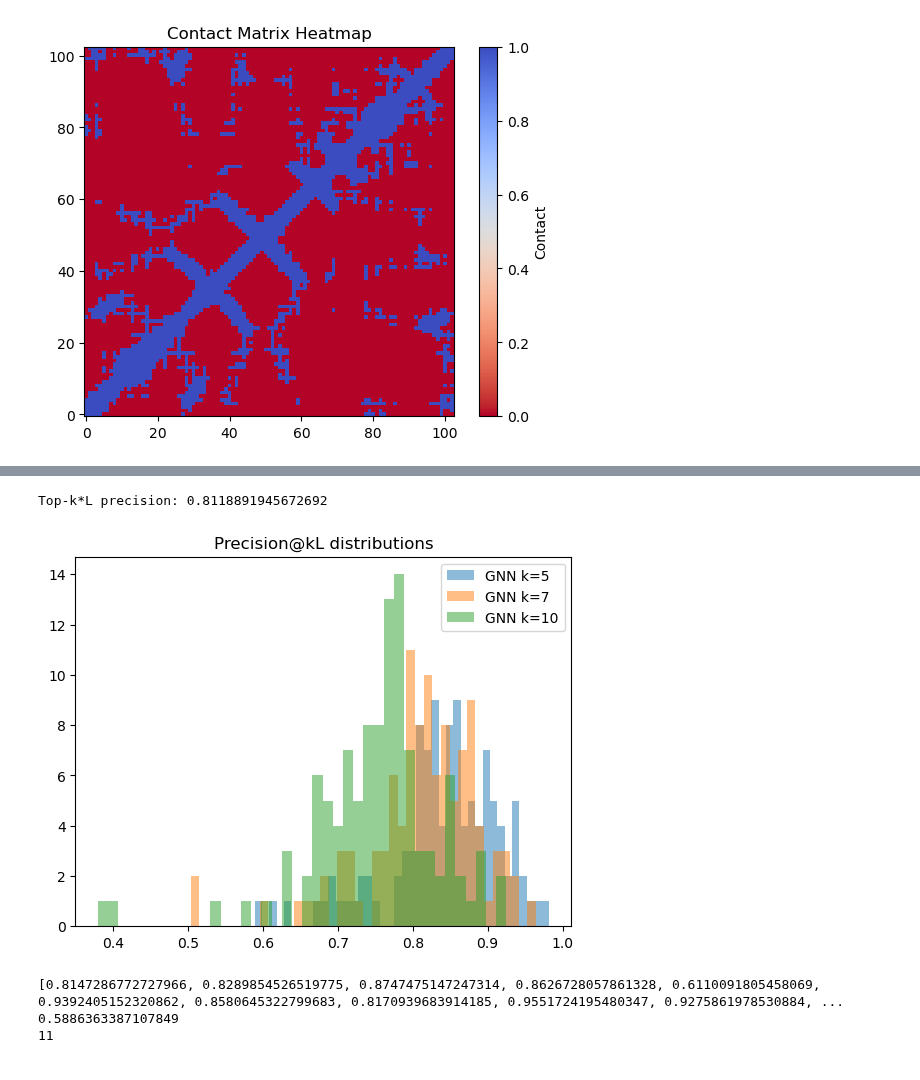
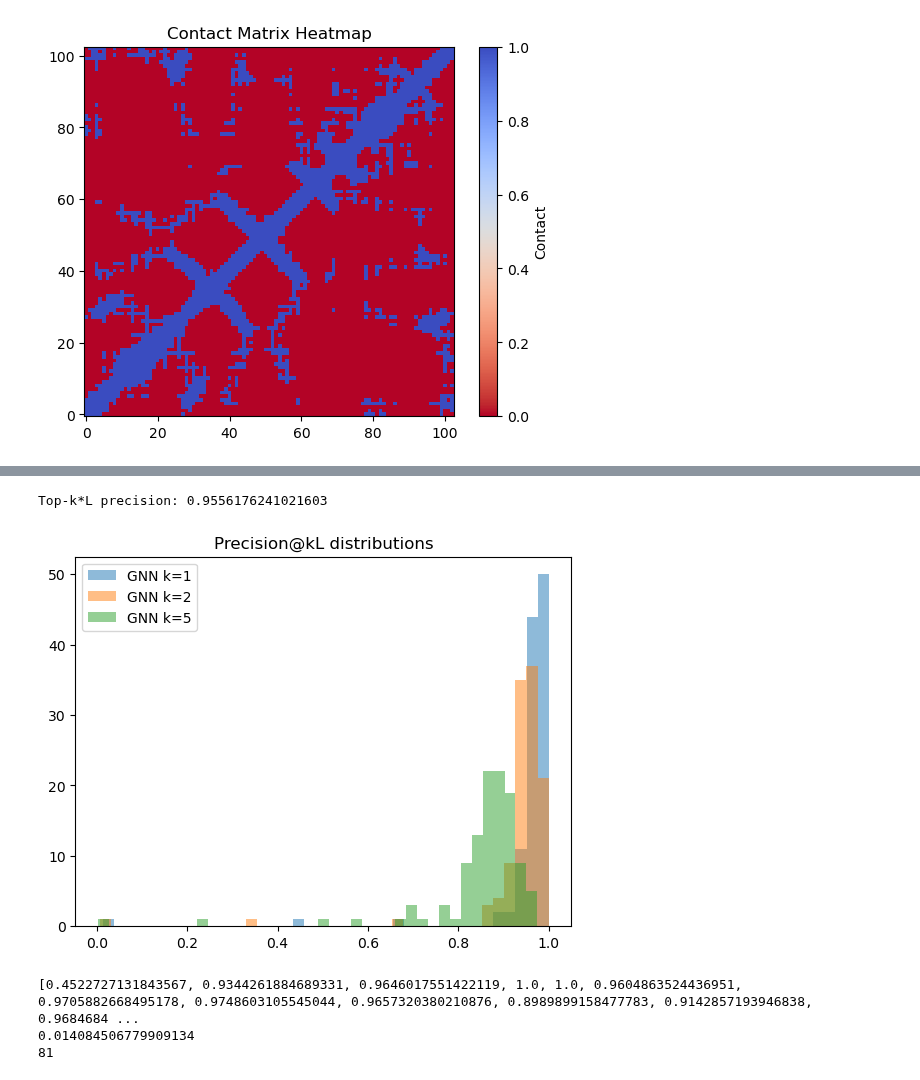
Before and after one commit to Fabiog17/Internship, a Jupyter notebook: GNN_contacts_contacts.ipynb, the cells around one changed output, grey strips where cells are left out. Saved outputs shown, nothing was run; the diff lists cells and outputs as text; code cells hidden in the pictures.

```diff
--- a/GNN_contacts_contacts.ipynb
+++ b/GNN_contacts_contacts.ipynb
@@ -363,7 +363,7 @@ def average_loss(model, loader, loss_fn, device):
 # %%
 device = torch.device('cuda' if torch.cuda.is_available() else 'cpu')
 
-model = EdgeGNN(node_in_ch=16, edge_in_ch=1, edge_out_ch=1, GNN_layers=6).to(device)
+model = EdgeGNN(node_in_ch=16, edge_in_ch=1, hidden_ch=25, mlp_hidden_ch=12, GNN_layers=3).to(device)
 
 pos_weight = compute_pos_weight(train_loader, device)
 print("pos_weight:", pos_weight.item())
@@ -374,7 +374,7 @@ optimizer = torch.optim.Adam(model.parameters(), lr=0.01)
 train_losses = []
 val_losses = []
 
-for epoch in range(100):
+for epoch in range(400):
 
     model.train()
 
@@ -573,35 +573,35 @@ def topk_L_precision(model, loader, device, ratio=1.0):
 
     return float(np.mean(per_graph_precisions)), per_graph_precisions
 
-print("Top-k*L precision:", topk_L_precision(model, test_loader, device, ratio=7)[0])
+print("Top-k*L precision:", topk_L_precision(model, test_loader, device, ratio=1)[0])
 # %% [output]
-Top-k*L precision: 0.8118891945672692
+Top-k*L precision: 0.9556176241021603
 # %%
-k_values = [5,7,10]
+k_values = [1,2,5]
 results = {k: [] for k in k_values}
 for k in k_values:
     vals= topk_L_precision(model, test_loader, device, ratio=k)[1]
     results[k].extend(vals)
 
 for k in k_values:
     plt.hist(results[k], bins=40, alpha=0.5, label=f"GNN k={k}")
 
 
 plt.legend()
 plt.title("Precision@kL distributions")
 plt.show()
 # %% [output]
-[figure, old version]
+[figure, new version]
 # %%
-k=5
+k=1
 precision= topk_L_precision(model, test_loader, device, ratio=k)[1]
 print(precision)
 print(min(precision))
 print(precision.index(min(precision)))
 # %% [output]
-[0.8147286772727966, 0.8289854526519775, 0.8747475147247314, 0.8626728057861328, 0.6110091805458069, 0.9392405152320862, 0.8580645322799683, 0.8170939683914185, 0.9551724195480347, 0.9275861978530884, ...
-0.5886363387107849
-11
+[0.4522727131843567, 0.9344261884689331, 0.9646017551422119, 1.0, 1.0, 0.9604863524436951, 0.9705882668495178, 0.9748603105545044, 0.9657320380210876, 0.8989899158477783, 0.9142857193946838, 0.9684684 ...
+0.014084506779909134
+81
 # %%
 def graph_to_matrix(data, values):
     num_nodes = data.x.shape[0]
```
Also changed, not shown: parts of 10 cells of this notebook, 35 other files.
